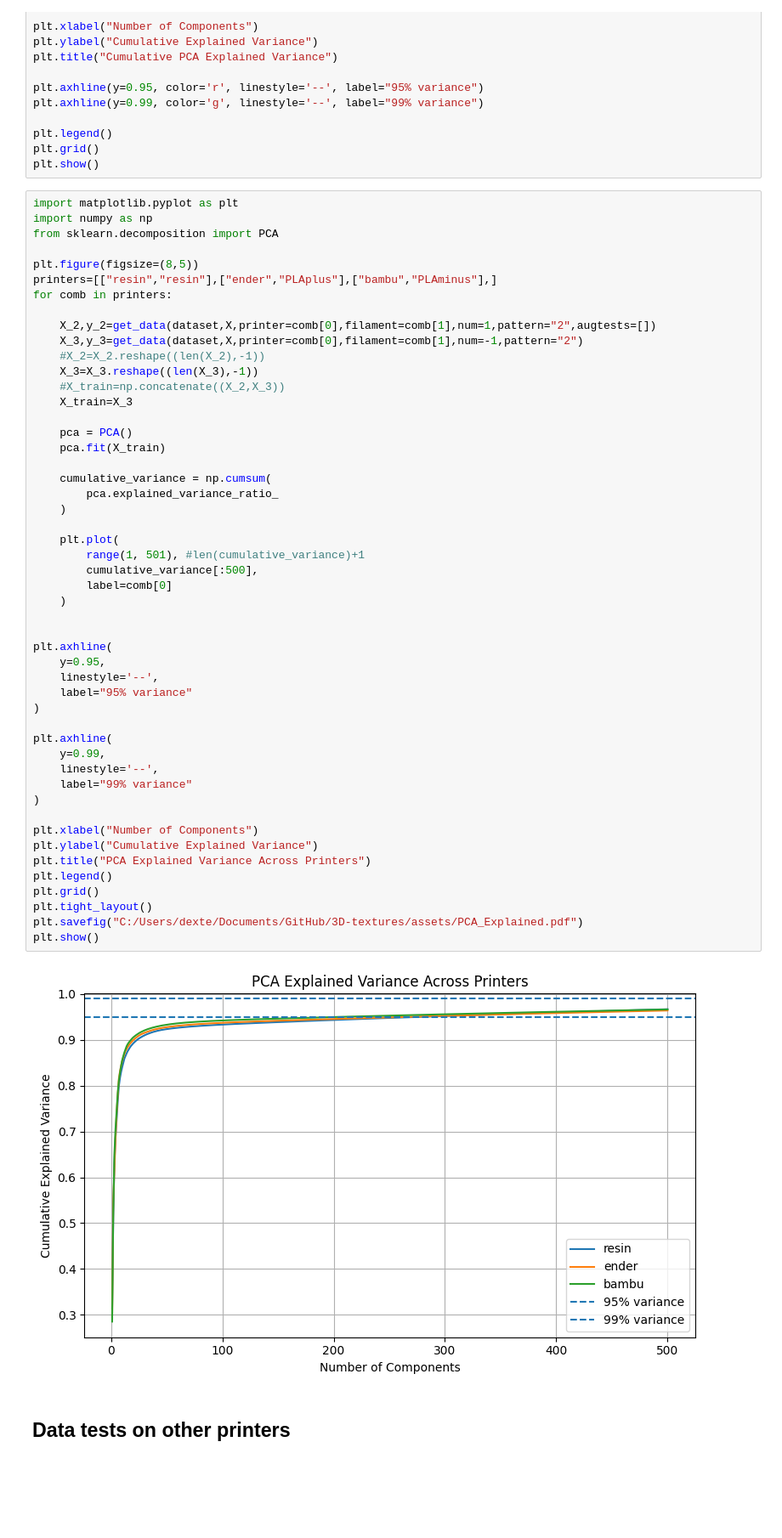
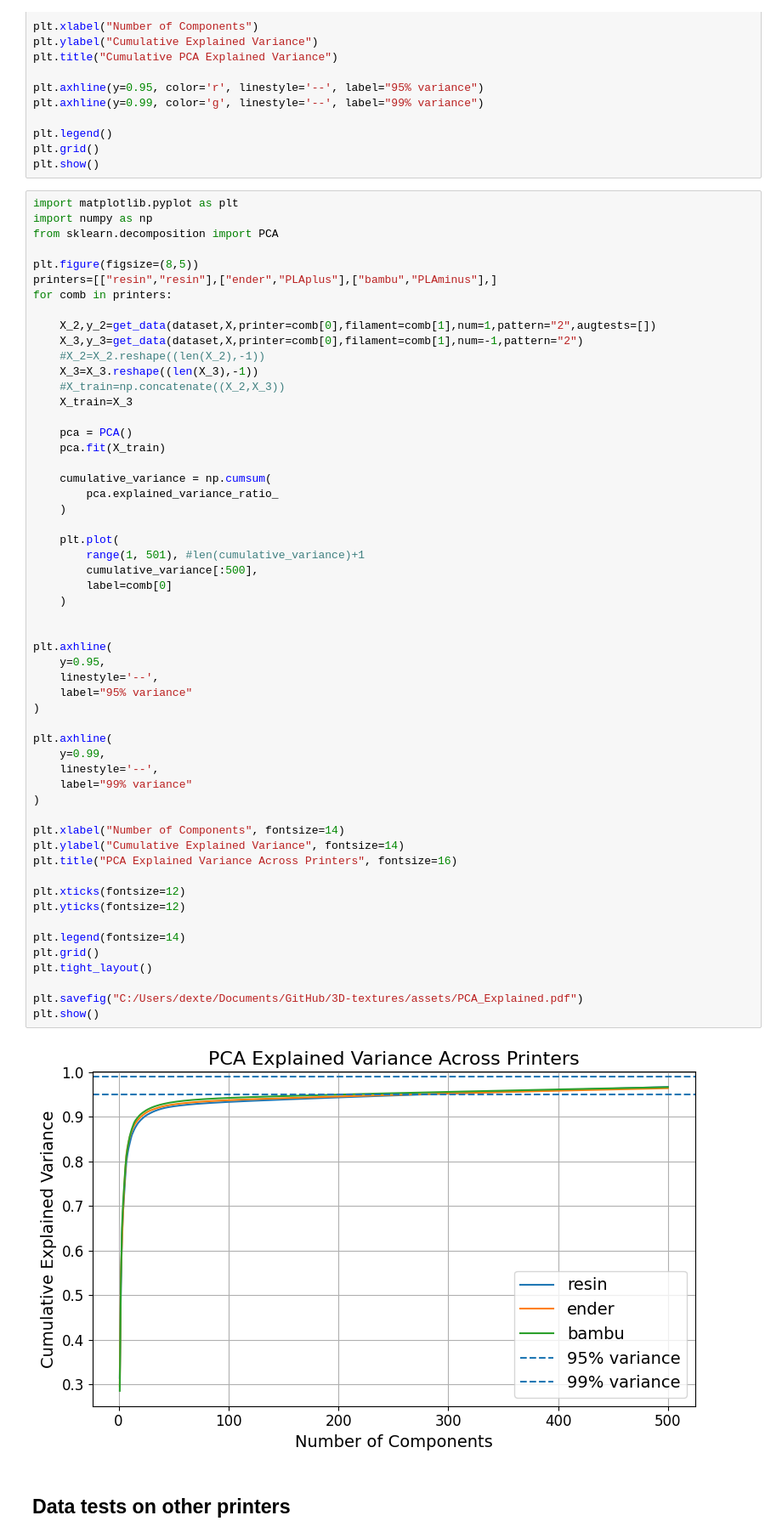
Before and after one commit to shepai/3D-textures, a Jupyter notebook: Experimental/classifiers.ipynb, the cells around one changed output. Shown at 85% size. Cells and saved outputs as stored; diff of their text form; blank space fills up the shorter version.

```diff
--- a/Experimental/classifiers.ipynb
+++ b/Experimental/classifiers.ipynb
@@ -543,38 +553,43 @@ for comb in printers:
     pca.fit(X_train)
 
     cumulative_variance = np.cumsum(
         pca.explained_variance_ratio_
     )
 
     plt.plot(
         range(1, 501), #len(cumulative_variance)+1
         cumulative_variance[:500],
         label=comb[0]
     )
 
 
 plt.axhline(
     y=0.95,
     linestyle='--',
     label="95% variance"
 )
 
 plt.axhline(
     y=0.99,
     linestyle='--',
     label="99% variance"
 )
 
-plt.xlabel("Number of Components")
-plt.ylabel("Cumulative Explained Variance")
-plt.title("PCA Explained Variance Across Printers")
-plt.legend()
+plt.xlabel("Number of Components", fontsize=14)
+plt.ylabel("Cumulative Explained Variance", fontsize=14)
+plt.title("PCA Explained Variance Across Printers", fontsize=16)
+
+plt.xticks(fontsize=12)
+plt.yticks(fontsize=12)
+
+plt.legend(fontsize=14)
 plt.grid()
 plt.tight_layout()
+
 plt.savefig("C:/Users/dexte/Documents/GitHub/3D-textures/assets/PCA_Explained.pdf")
 plt.show()
 # %% [output]
-[figure, old version]
+[figure, new version]
 # %% [markdown]
 ## Data tests on other printers
 # %% [markdown]
```
Also changed, not shown: parts of 5 cells of this notebook, 7 other files.
